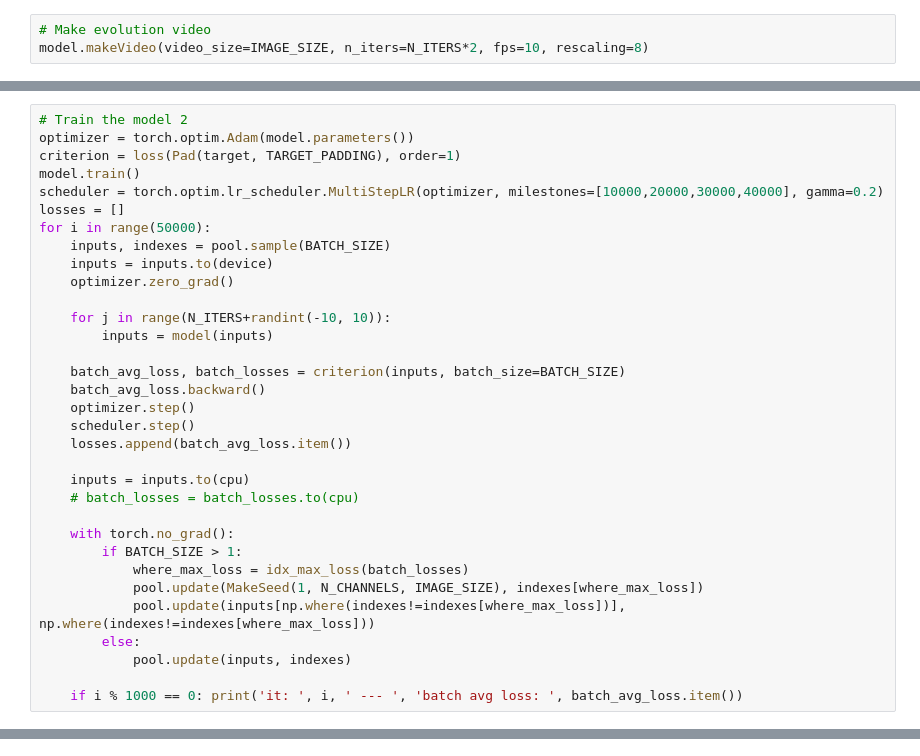
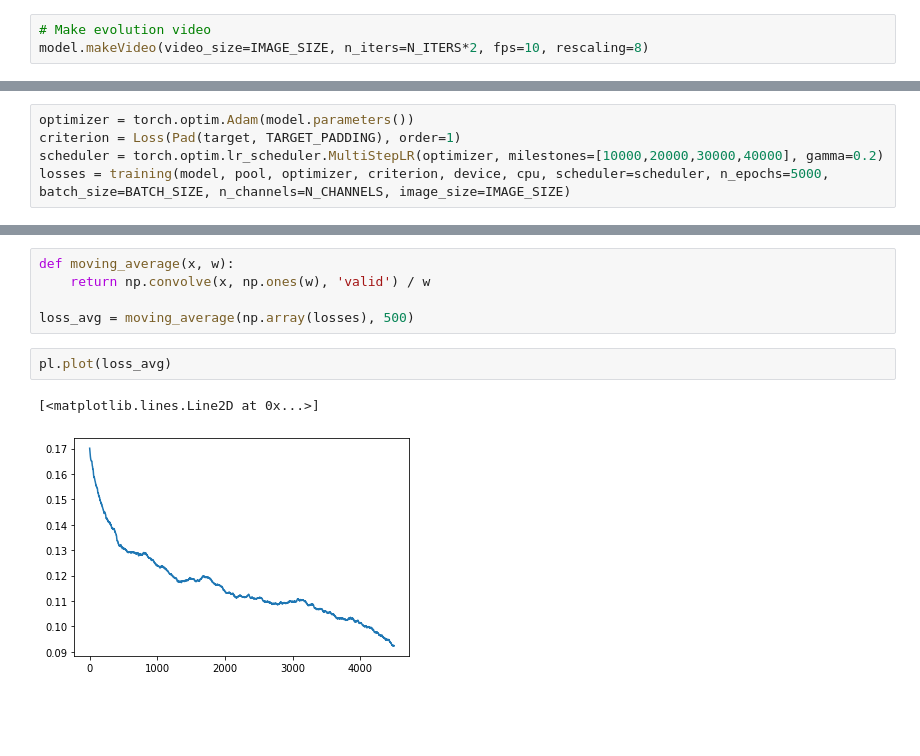
Before and after one commit to marcosicklinger/CA, a Jupyter notebook: pytorch_ca/GrowingCA.ipynb, the cells around one changed output, grey strips where cells are left out. Drawn from its saved outputs; the diff is of its cells as text; blank space fills up the shorter version.

Commit message:
training function

```diff
--- a/pytorch_ca/GrowingCA.ipynb
+++ b/pytorch_ca/GrowingCA.ipynb
@@ -121,33 +143,0 @@ for i in range(100):
-# %%
-# Train the model 2
-optimizer = torch.optim.Adam(model.parameters())
-criterion = loss(Pad(target, TARGET_PADDING), order=1)
-model.train()
-scheduler = torch.optim.lr_scheduler.MultiStepLR(optimizer, milestones=[10000,20000,30000,40000], gamma=0.2)
-losses = []
-for i in range(50000):
-    inputs, indexes = pool.sample(BATCH_SIZE)
-    inputs = inputs.to(device)
-    optimizer.zero_grad()
-
-    for j in range(N_ITERS+randint(-10, 10)):
-        inputs = model(inputs)
-
-    batch_avg_loss, batch_losses = criterion(inputs, batch_size=BATCH_SIZE)
-    batch_avg_loss.backward()
-    optimizer.step()
-    scheduler.step()
-    losses.append(batch_avg_loss.item())
-
-    inputs = inputs.to(cpu)
-    # batch_losses = batch_losses.to(cpu)
-
-    with torch.no_grad():
-        if BATCH_SIZE > 1:
-            where_max_loss = idx_max_loss(batch_losses)
-            pool.update(MakeSeed(1, N_CHANNELS, IMAGE_SIZE), indexes[where_max_loss])
-            pool.update(inputs[np.where(indexes!=indexes[where_max_loss])], np.where(indexes!=indexes[where_max_loss]))
-        else:
-            pool.update(inputs, indexes)
-
-    if i % 1000 == 0: print('it: ', i, ' --- ', 'batch avg loss: ', batch_avg_loss.item())
@@ -153,0 +225,5 @@ for i in range(50000):
+# %%
+optimizer = torch.optim.Adam(model.parameters())
+criterion = Loss(Pad(target, TARGET_PADDING), order=1)
+scheduler = torch.optim.lr_scheduler.MultiStepLR(optimizer, milestones=[10000,20000,30000,40000], gamma=0.2)
+losses = training(model, pool, optimizer, criterion, device, cpu, scheduler=scheduler, n_epochs=5000, batch_size=BATCH_SIZE, n_channels=N_CHANNELS, image_size=IMAGE_SIZE)
@@ -156,3 +253,13 @@ pl.plot(losses)
+# %%
+def moving_average(x, w):
+    return np.convolve(x, np.ones(w), 'valid') / w
+
+loss_avg = moving_average(np.array(losses), 500)
+# %%
+pl.plot(loss_avg)
+# %% [output]
+[<matplotlib.lines.Line2D at 0x...>]
+[figure, added]
 # %%
 # Plots the learned CA
 x, _ = pool.sample(1)
```
Also changed, not shown: parts of 25 cells of this notebook, 2 other files.
